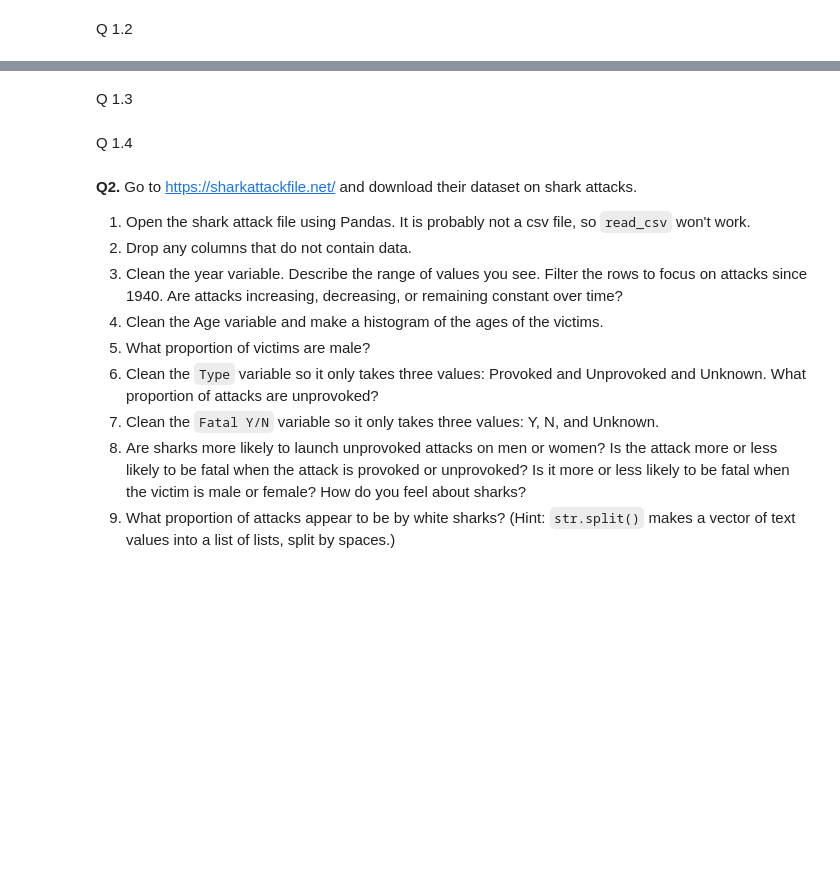
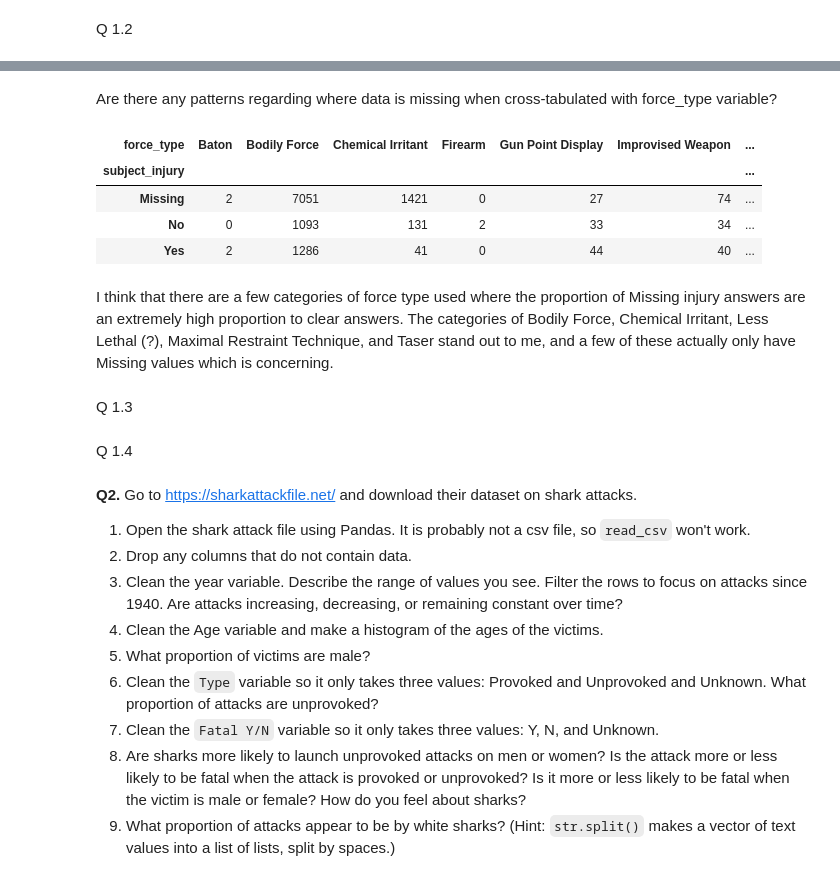
Before and after one commit to kpunsalan8/DS-3001-wrangling, a Jupyter notebook: assignment/assignment.ipynb, the cells around one changed output, grey strips where cells are left out. Drawn from its saved outputs; the diff is of its cells as text; code cells hidden in the pictures; blank space fills up the shorter version.

```diff
--- a/assignment/assignment.ipynb
+++ b/assignment/assignment.ipynb
@@ -150,0 +208,5 @@ df = pd.read_csv('./data/mn_police_use_of_force.csv',low_memory=False)
+# %%
+# clean subject_injury variable, handle NA's
+# replace each missing value with a new category to indicate missing instead of just NaN
+var = 'subject_injury'
+df[var] = df[var].fillna('Missing')
@@ -151,2 +225,14 @@ df = pd.read_csv('./data/mn_police_use_of_force.csv',low_memory=False)
+# %% [markdown]
+Are there any patterns regarding where data is missing when cross-tabulated with force_type variable?
+# %%
+pd.crosstab(df['subject_injury'], df['force_type'])
+# %% [output]
+| force_type | Baton | Bodily Force | Chemical Irritant | Firearm | Gun Point Display | Improvised Weapon | ... |
+| subject_injury |  |  |  |  |  |  | ... |
+| Missing | 2 | 7051 | 1421 | 0 | 27 | 74 | ... |
+| No | 0 | 1093 | 131 | 2 | 33 | 34 | ... |
+| Yes | 2 | 1286 | 41 | 0 | 44 | 40 | ... |
+# %% [markdown]
+I think that there are a few categories of force type used where the proportion of Missing injury answers are an extremely high proportion to clear answers. The categories of Bodily Force, Chemical Irritant, Less Lethal (?), Maximal Restraint Technique, and Taser stand out to me, and a few of these actually only have Missing values which is concerning.
 # %% [markdown]
 Q 1.3
```
Also changed, not shown: parts of 11 cells of this notebook.
